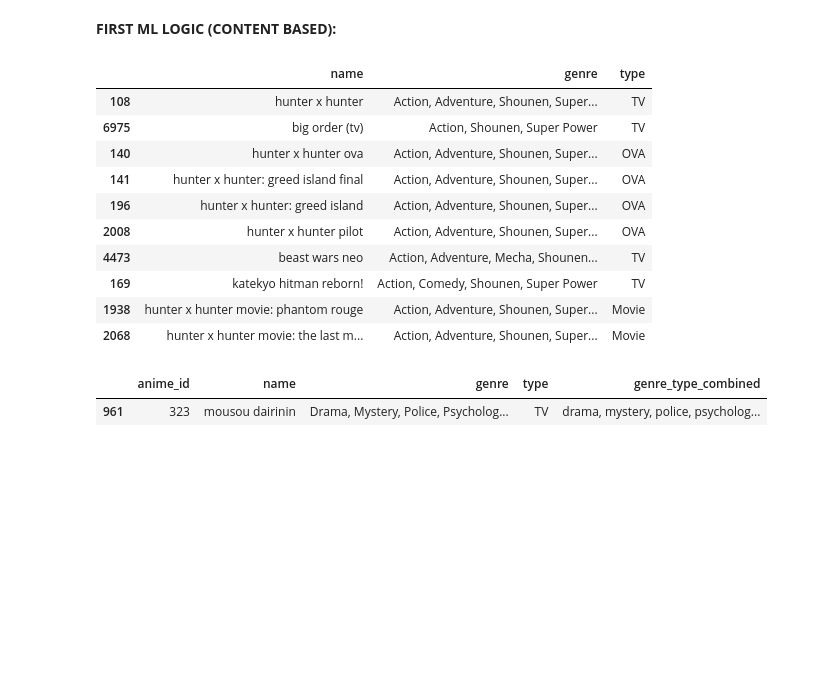
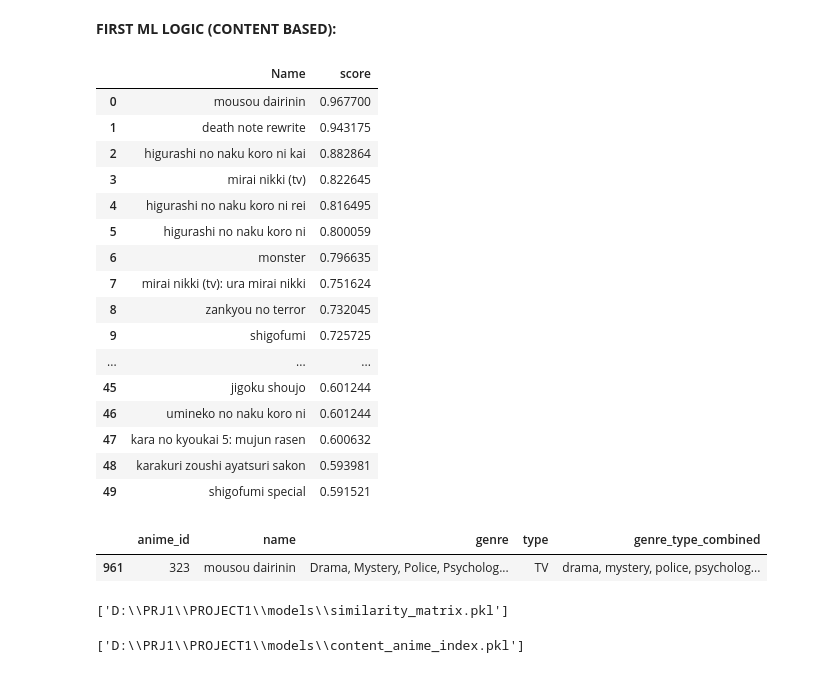
Before and after one commit to datta6788/PROJECT1, a Jupyter notebook: notebooks/content_basedNrecc.ipynb, the cells around one changed output. Cells and saved outputs as stored; diff of their text form; code cells hidden in the pictures; blank space fills up the shorter version.

```diff
--- a/notebooks/content_basedNrecc.ipynb
+++ b/notebooks/content_basedNrecc.ipynb
@@ -4,4 +4,6 @@ import numpy as np
 from sklearn.feature_extraction.text import TfidfVectorizer
 from sklearn.metrics.pairwise import cosine_similarity
 # %%
-datasetA=pd.read_csv(r"D:\PRJ1\datasets\cleaneddatasets\Acleaned.csv")
+datasetA=pd.read_csv(r"D:\PRJ1\PROJECT1\data\processed\Acleaned.csv")
+datasetR=pd.read_csv(r"D:\PRJ1\PROJECT1\data\processed\Rcleaned.csv")
+dataset_AR=datasetR.merge(datasetA[["anime_id","name"]],on="anime_id")
@@ -82,29 +120,50 @@ datasetA[datasetA['name']=="one punch man"]
 # %% [markdown]
 **FIRST ML LOGIC (CONTENT BASED):**
 # %%
-def recomm_ani(ani_title,no_recomm=10):
+def recomm_ani(ani_title,no_recomm=50):
     indices=ind[ani_title]
     sim_score=list(enumerate(similarity_matrix[indices]))
     sim_score=sorted(sim_score,key=lambda x: x[1],reverse=True)
     sim_score=sim_score[1:no_recomm+1]
-    ani_inds=[i[0] for i in sim_score]
-    return datasetA.iloc[ani_inds][["name","genre","type"]]
+    recomm=[]
+    for ani_index,score in sim_score:
+        recomm.append({"Name":datasetA.iloc[ani_index]["name"],"score":float(score)})
+    return pd.DataFrame(recomm)
 # %%
-recomm_ani("hunter x hunter")
+recomm_ani("death note")
 # %% [output]
-|  | name | genre | type |
-| 108 | hunter x hunter | Action, Adventure, Shounen, Super... | TV |
-| 6975 | big order (tv) | Action, Shounen, Super Power | TV |
-| 140 | hunter x hunter ova | Action, Adventure, Shounen, Super... | OVA |
-| 141 | hunter x hunter: greed island final | Action, Adventure, Shounen, Super... | OVA |
-| 196 | hunter x hunter: greed island | Action, Adventure, Shounen, Super... | OVA |
-| 2008 | hunter x hunter pilot | Action, Adventure, Shounen, Super... | OVA |
-| 4473 | beast wars neo | Action, Adventure, Mecha, Shounen... | TV |
-| 169 | katekyo hitman reborn! | Action, Comedy, Shounen, Super Power | TV |
-| 1938 | hunter x hunter movie: phantom rouge | Action, Adventure, Shounen, Super... | Movie |
-| 2068 | hunter x hunter movie: the last m... | Action, Adventure, Shounen, Super... | Movie |
+|  | Name | score |
+| 0 | mousou dairinin | 0.967700 |
+| 1 | death note rewrite | 0.943175 |
+| 2 | higurashi no naku koro ni kai | 0.882864 |
+| 3 | mirai nikki (tv) | 0.822645 |
+| 4 | higurashi no naku koro ni rei | 0.816495 |
+| 5 | higurashi no naku koro ni | 0.800059 |
+| 6 | monster | 0.796635 |
+| 7 | mirai nikki (tv): ura mirai nikki | 0.751624 |
+| 8 | zankyou no terror | 0.732045 |
+| 9 | shigofumi | 0.725725 |
+| ... | ... | ... |
+| 45 | jigoku shoujo | 0.601244 |
+| 46 | umineko no naku koro ni | 0.601244 |
+| 47 | kara no kyoukai 5: mujun rasen | 0.600632 |
+| 48 | karakuri zoushi ayatsuri sakon | 0.593981 |
+| 49 | shigofumi special | 0.591521 |
 # %%
 datasetA[datasetA['name']=="mousou dairinin"]
 # %% [output]
 |  | anime_id | name | genre | type | genre_type_combined |
 | 961 | 323 | mousou dairinin | Drama, Mystery, Police, Psycholog... | TV | drama, mystery, police, psycholog... |
+# %%
+import joblib
+joblib.dump(tf_idf,r"D:\PRJ1\PROJECT1\models\tf_idf.pkl")
+joblib.dump(tf_idf_matrix,r"D:\PRJ1\PROJECT1\models\tf_idf_matrix.pkl")
+joblib.dump(ind,r"D:\PRJ1\PROJECT1\models\ind.pkl")
+joblib.dump(similarity_matrix,r"D:\PRJ1\PROJECT1\models\similarity_matrix.pkl")
+# %% [output]
+['D:\\PRJ1\\PROJECT1\\models\\similarity_matrix.pkl']
+# %%
+content_anime_index={idx:anime for idx,anime in enumerate(datasetA["name"])}
+joblib.dump(content_anime_index,r"D:\PRJ1\PROJECT1\models\content_anime_index.pkl")
+# %% [output]
+['D:\\PRJ1\\PROJECT1\\models\\content_anime_index.pkl']
```
Also changed, not shown: parts of 7 cells of this notebook, 12 other files.
